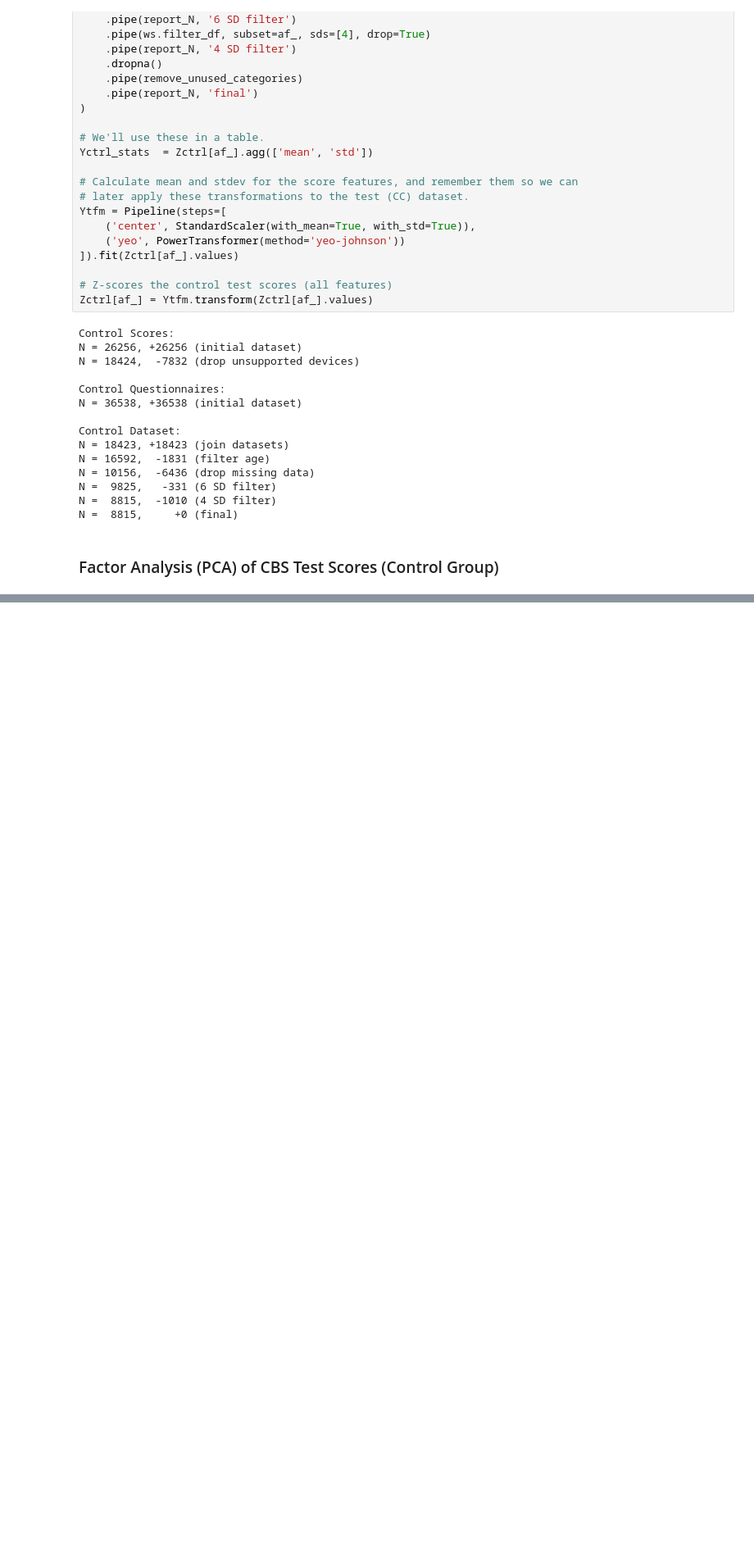
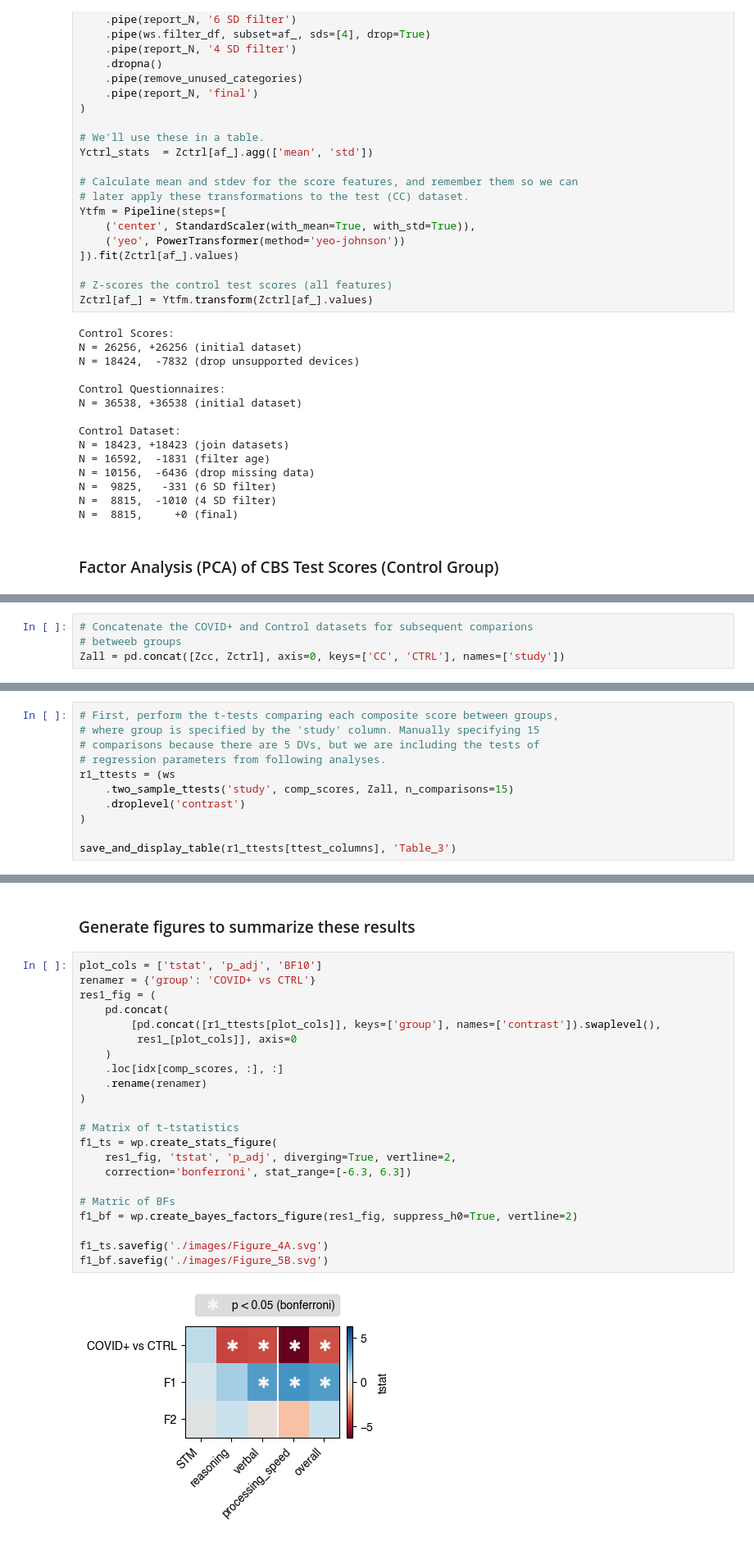
Before and after one commit to TheOwenLab/2021-Wild-et-al-COVID-Cognition, a Jupyter notebook: covid_cognition.ipynb, the cells around one changed output, grey strips where cells are left out. Shown at 82% size. Drawn from its saved outputs; the diff is of its cells as text; blank space fills up the shorter version.

```diff
--- a/covid_cognition.ipynb
+++ b/covid_cognition.ipynb
@@ -222,0 +626,4 @@ fig
+# %%
+# Concatenate the COVID+ and Control datasets for subsequent comparions
+# betweeb groups
+Zall = pd.concat([Zcc, Zctrl], axis=0, keys=['CC', 'CTRL'], names=['study'])
@@ -222,0 +781,11 @@ fig
+# %%
+# First, perform the t-tests comparing each composite score between groups,
+# where group is specified by the 'study' column. Manually specifying 15
+# comparisons because there are 5 DVs, but we are including the tests of
+# regression parameters from following analyses.
+r1_ttests = (ws
+	.two_sample_ttests('study', comp_scores, Zall, n_comparisons=15)
+	.droplevel('contrast')
+)
+
+save_and_display_table(r1_ttests[ttest_columns], 'Table_3')
@@ -222,0 +961,26 @@ fig
+# %% [markdown]
+ ### Generate figures to summarize these results
+# %%
+plot_cols = ['tstat', 'p_adj', 'BF10']
+renamer = {'group': 'COVID+ vs CTRL'}
+res1_fig = (
+	pd.concat(
+		[pd.concat([r1_ttests[plot_cols]], keys=['group'], names=['contrast']).swaplevel(),
+		 res1_[plot_cols]], axis=0
+	)
+	.loc[idx[comp_scores, :], :]
+	.rename(renamer)
+)
+
+# Matrix of t-tstatistics
+f1_ts = wp.create_stats_figure(
+	res1_fig, 'tstat', 'p_adj', diverging=True, vertline=2,
+	correction='bonferroni', stat_range=[-6.3, 6.3])
+
+# Matric of BFs
+f1_bf = wp.create_bayes_factors_figure(res1_fig, suppress_h0=True, vertline=2)
+
+f1_ts.savefig('./images/Figure_4A.svg')
+f1_bf.savefig('./images/Figure_5B.svg')
+# %% [output]
+[figure, added]
```
Also changed, not shown: parts of 51 cells of this notebook, 32 other files.
